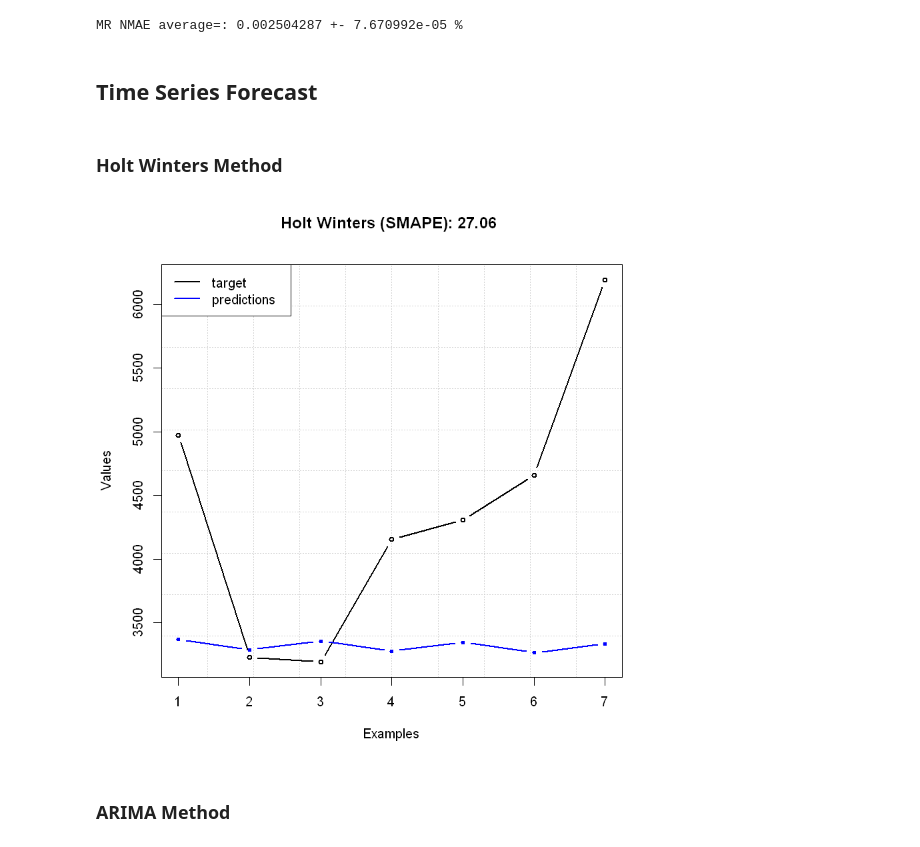
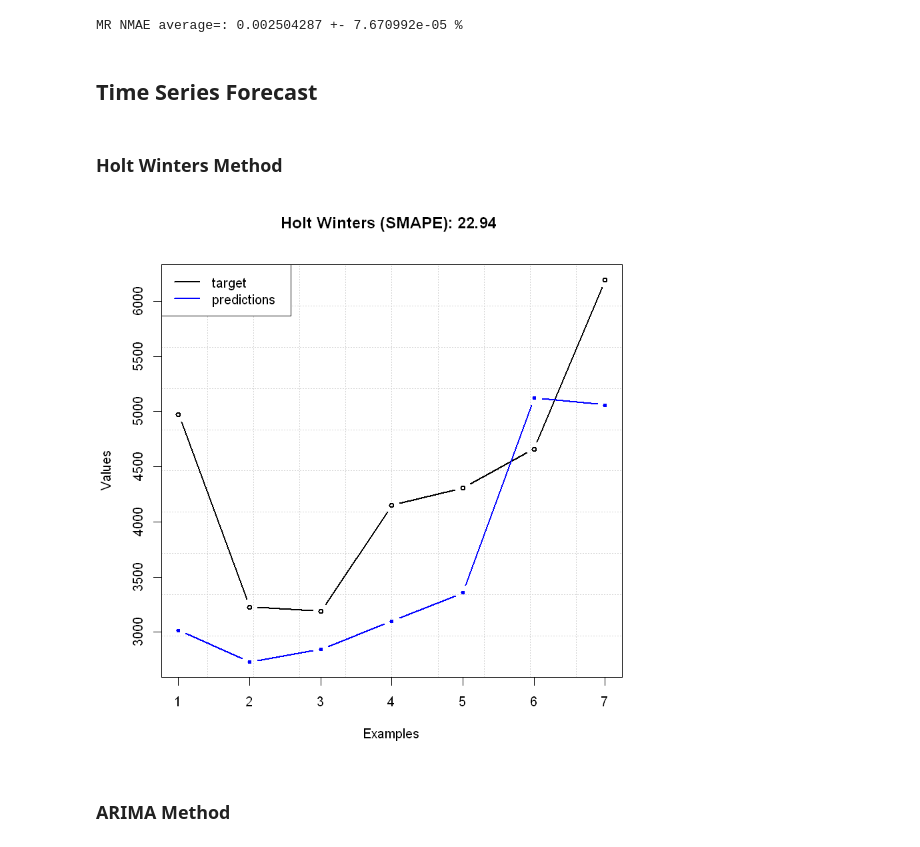
Before and after one commit to JoaoGuedes01/TIAPOSE_R_Data_Mining, a Jupyter notebook: Jupyter/Data Exploration.ipynb, the cells around one changed output. Cells and saved outputs as stored; diff of their text form; code cells hidden in the pictures.

```diff
--- a/Jupyter/Data Exploration.ipynb
+++ b/Jupyter/Data Exploration.ipynb
@@ -291,27 +293,29 @@ m1=meanint(eMR)
 cat("MR NMAE average=:",m1$mean,"+-",m1$int,"%\n")
 # %% [output]
 MR NMAE average=: 0.002504287 +- 7.670992e-05 %
-# %% [markdown]
-## Time Series Forecast
-# %% [markdown]
-### Holt Winters Method
+# %% [markdown]
+## Time Series Forecast
+# %%
+# Variáveis Globais
+H = 7
+L = length(data$all) # 257
+LTR = L-H # 250 (dados de teste)
+TR = ts(data$all[1:LTR],frequency=7, start=1, end=L-H) # frequencia=7 porque é diário
+Target=data$all[(L-H+1):L]
+# %% [markdown]
+### Holt Winters Method
 # %%
-H = 7
-L = length(data$all) # 257
-
-# Perguntar da frequencia
-TR = ts(data$all,frequency=2, start=1, end=L-H)
-
+# Modelo
 HW=HoltWinters(TR)
 F=forecast(HW,h=H) # 1 to H ahead forecasts
 Pred=F$mean[1:H] # HW predictions
-Target=data$all[(L-H+1):L]
+
+# Gráfico
 txt=paste("Holt Winters (SMAPE):",round(mmetric(Target,Pred,metric="SMAPE"),2),"\n")
-
 mgraph(Target,Pred,graph="REG",Grid=10,col=c("black","blue"),
 leg=list(pos="topleft",leg=c("target","predictions")),main=txt)
 # %% [output]
-[figure, old version]
+[figure, new version]
-# %% [markdown]
-### ARIMA Method
+# %% [markdown]
+### ARIMA Method
 # %%
```
Also changed, not shown: parts of 12 cells of this notebook.
